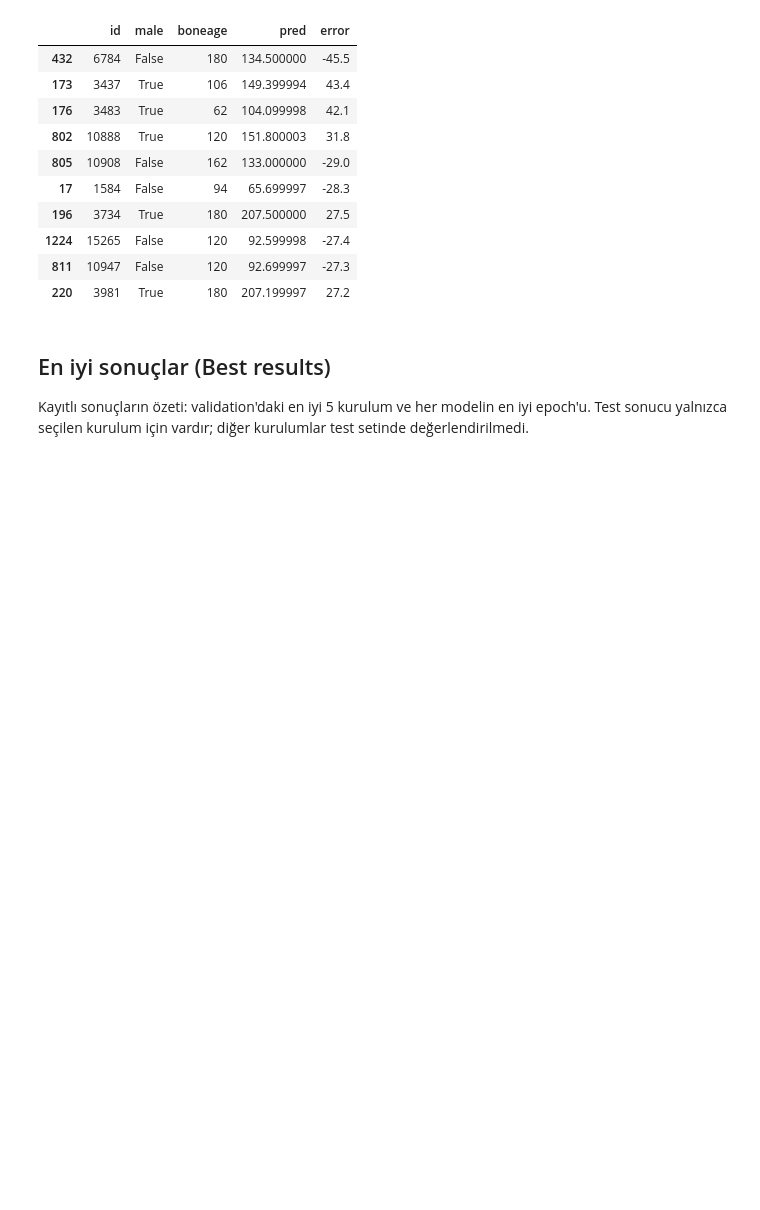
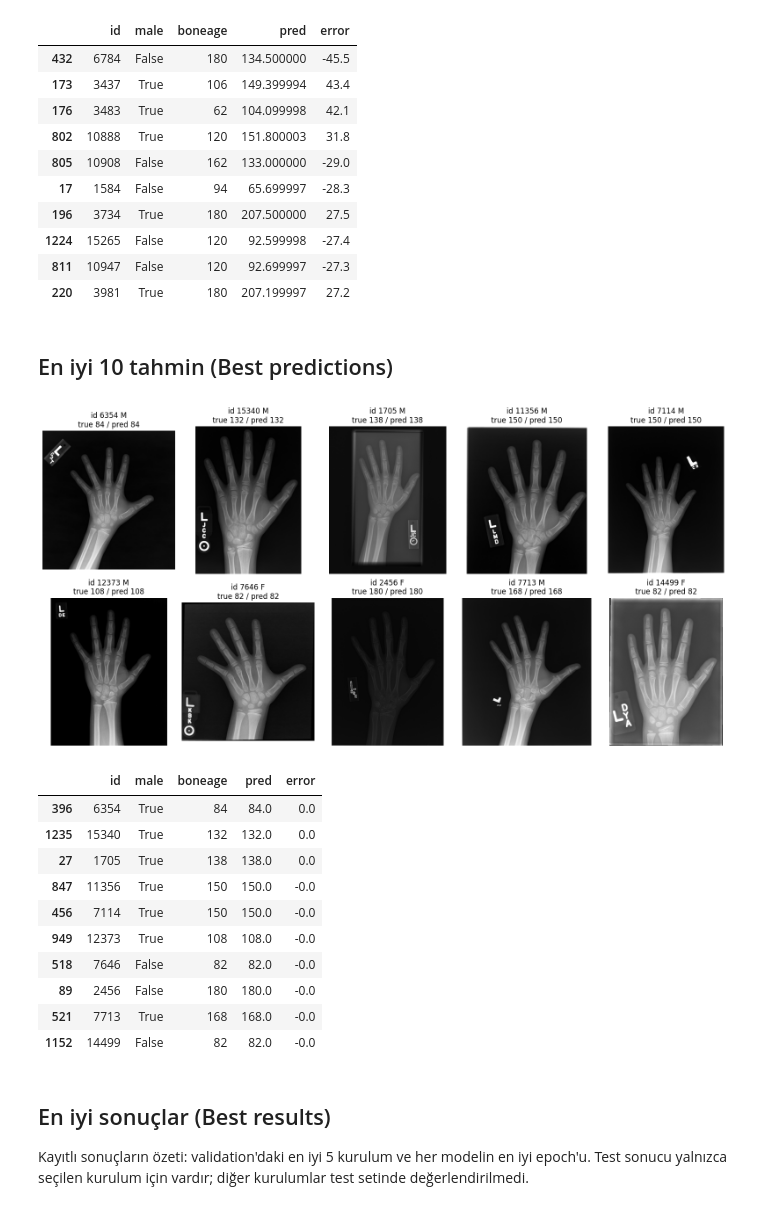
Before and after one commit to CavitDursun07/pediatric-bone-age-estimation, a Jupyter notebook: notebooks/07_test_results.ipynb, the cells around one changed output. Saved outputs shown, nothing was run; the diff lists cells and outputs as text; code cells hidden in the pictures; blank space fills up the shorter version.

Commit message:
feat: show best 10 test predictions with images
Co-Authored-By: Claude Opus 5.5 <noreply@anthropic.com>

```diff
--- a/notebooks/07_test_results.ipynb
+++ b/notebooks/07_test_results.ipynb
@@ -72,6 +72,24 @@ worst[["id", "male", "boneage", "pred", "error"]].round(1)
 | 1224 | 15265 | False | 120 | 92.599998 | -27.4 |
 | 811 | 10947 | False | 120 | 92.699997 | -27.3 |
 | 220 | 3981 | True | 180 | 207.199997 | 27.2 |
+# %% [markdown]
+## En iyi 10 tahmin (Best predictions)
+# %%
+best_preds = show_best(res, out_dir)
+best_preds[["id", "male", "boneage", "pred", "error"]].round(1)
+# %% [output]
+[figure, added]
+|  | id | male | boneage | pred | error |
+| 396 | 6354 | True | 84 | 84.0 | 0.0 |
+| 1235 | 15340 | True | 132 | 132.0 | 0.0 |
+| 27 | 1705 | True | 138 | 138.0 | 0.0 |
+| 847 | 11356 | True | 150 | 150.0 | -0.0 |
+| 456 | 7114 | True | 150 | 150.0 | -0.0 |
+| 949 | 12373 | True | 108 | 108.0 | -0.0 |
+| 518 | 7646 | False | 82 | 82.0 | -0.0 |
+| 89 | 2456 | False | 180 | 180.0 | -0.0 |
+| 521 | 7713 | True | 168 | 168.0 | -0.0 |
+| 1152 | 14499 | False | 82 | 82.0 | -0.0 |
 # %% [markdown]
 ## En iyi sonuçlar (Best results)
 Kayıtlı sonuçların özeti: validation'daki en iyi 5 kurulum ve her modelin en iyi epoch'u. Test sonucu yalnızca seçilen kurulum için vardır; diğer kurulumlar test setinde değerlendirilmedi.
```
Also changed, not shown: 1 other file.
